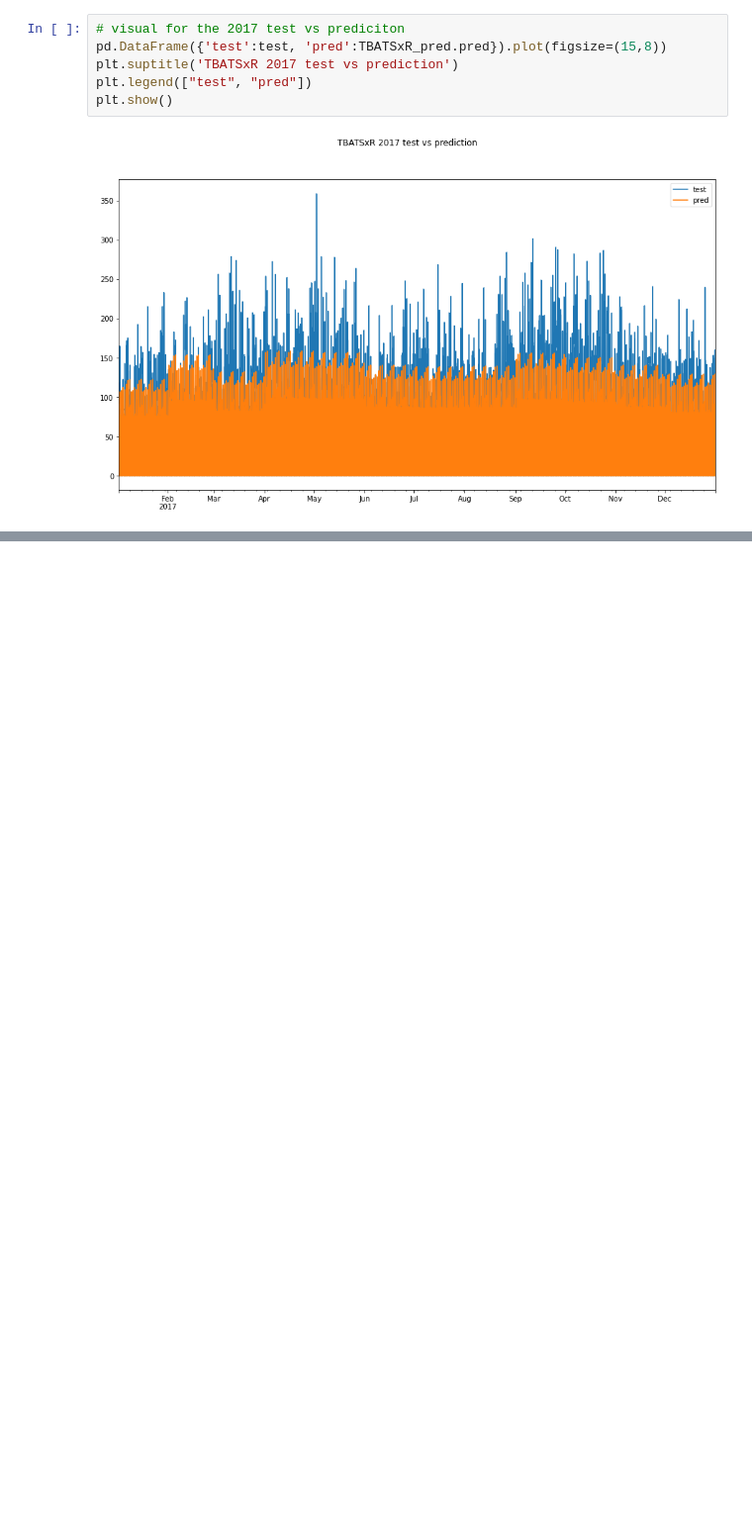
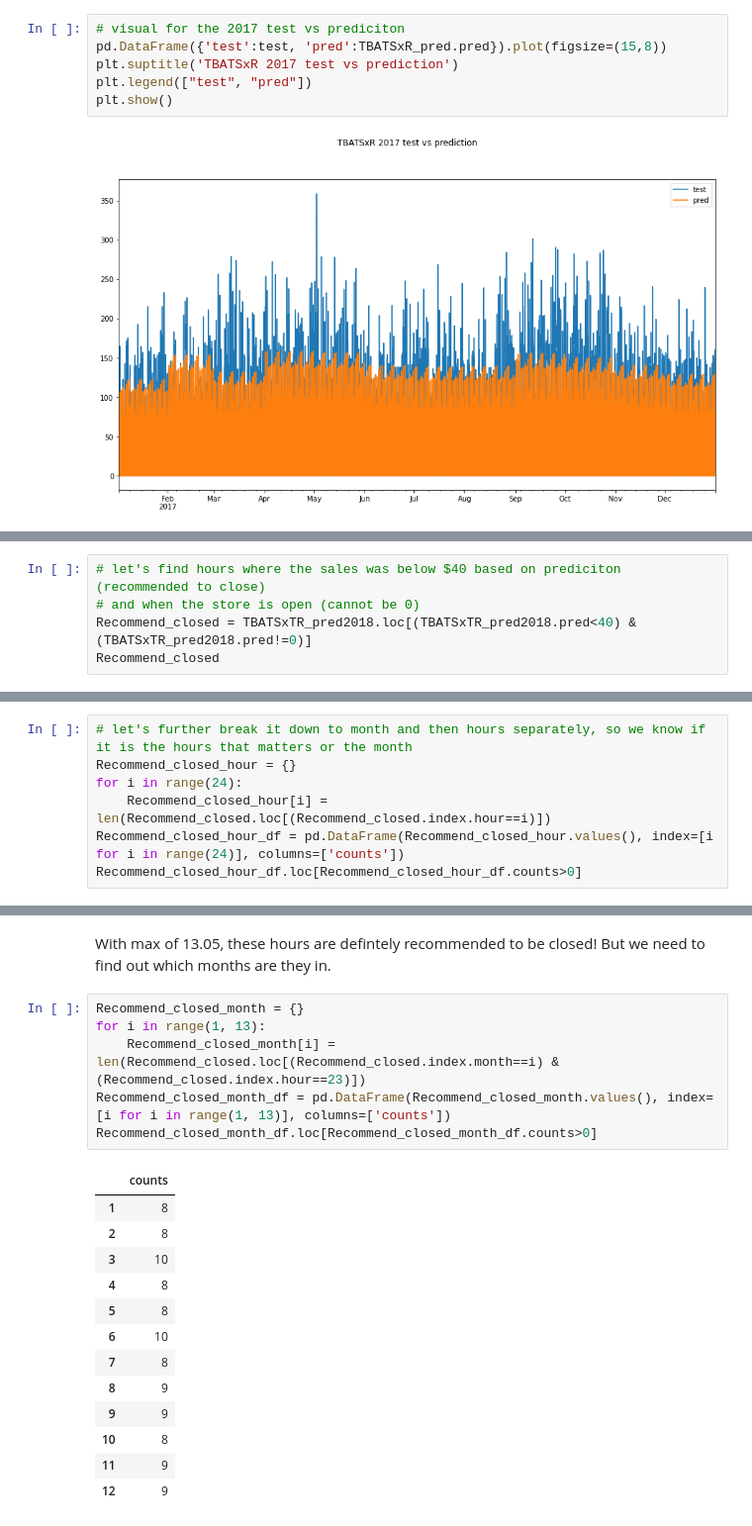
Before and after one commit to tc18fwd/SpringBoard, a Jupyter notebook: Capstone Two/Capstone 2 Finalized Codes.ipynb, the cells around one changed output, grey strips where cells are left out. Shown at 99% size. Saved outputs shown, nothing was run; the diff lists cells and outputs as text; blank space fills up the shorter version.

```diff
--- a/Capstone Two/Capstone 2 Finalized Codes.ipynb
+++ b/Capstone Two/Capstone 2 Finalized Codes.ipynb
@@ -437,0 +648,5 @@ plt.show()
+# %%
+# let's find hours where the sales was below $40 based on prediciton (recommended to close)
+# and when the store is open (cannot be 0)
+Recommend_closed = TBATSxTR_pred2018.loc[(TBATSxTR_pred2018.pred<40) & (TBATSxTR_pred2018.pred!=0)]
+Recommend_closed
@@ -437,0 +667,7 @@ plt.show()
+# %%
+# let's further break it down to month and then hours separately, so we know if it is the hours that matters or the month
+Recommend_closed_hour = {}
+for i in range(24):
+    Recommend_closed_hour[i] = len(Recommend_closed.loc[(Recommend_closed.index.hour==i)])
+Recommend_closed_hour_df = pd.DataFrame(Recommend_closed_hour.values(), index=[i for i in range(24)], columns=['counts'])
+Recommend_closed_hour_df.loc[Recommend_closed_hour_df.counts>0]
@@ -437,0 +707,22 @@ plt.show()
+# %% [markdown]
+With max of 13.05, these hours are defintely recommended to be closed! But we need to find out which months are they in.
+# %%
+Recommend_closed_month = {}
+for i in range(1, 13):
+    Recommend_closed_month[i] = len(Recommend_closed.loc[(Recommend_closed.index.month==i) & (Recommend_closed.index.hour==23)])
+Recommend_closed_month_df = pd.DataFrame(Recommend_closed_month.values(), index=[i for i in range(1, 13)], columns=['counts'])
+Recommend_closed_month_df.loc[Recommend_closed_month_df.counts>0]
+# %% [output]
+|  | counts |
+| 1 | 8 |
+| 2 | 8 |
+| 3 | 10 |
+| 4 | 8 |
+| 5 | 8 |
+| 6 | 10 |
+| 7 | 8 |
+| 8 | 9 |
+| 9 | 9 |
+| 10 | 8 |
+| 11 | 9 |
+| 12 | 9 |
```
Also changed, not shown: parts of 23 cells of this notebook, 16 other files.
